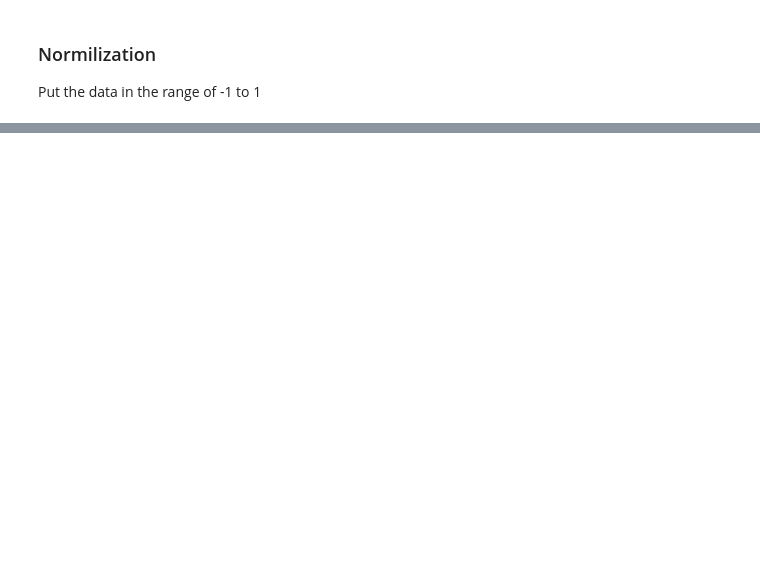
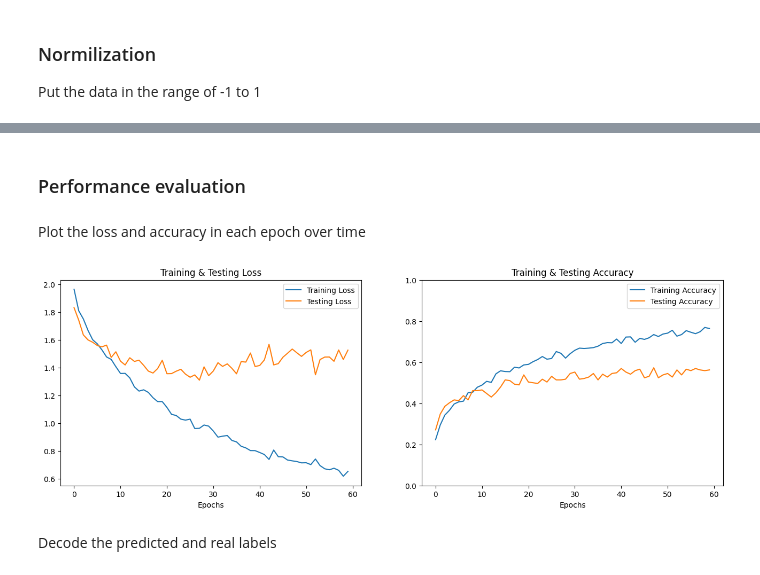
Before and after one commit to IsakLundstrom/D7041E-Mini-Project, a Jupyter notebook: project.ipynb, the cells around one changed output, grey strips where cells are left out. Cells and saved outputs as stored; diff of their text form; code cells hidden in the pictures; blank space fills up the shorter version.

Commit message:
Models done (maybe), started performance eval

```diff
--- a/project.ipynb
+++ b/project.ipynb
@@ -256,0 +224,4 @@ testLoss, testAcc = emotionModel.evaluate(testData, np.array(testEmotionLabel),
+# %%
+encoder = OneHotEncoder()
+encodedGenderLabel = encoder.fit_transform(np.array(shuffledGenderLabel).reshape(-1,1)).toarray()
+encodedEmotionLabel = encoder.fit_transform(np.array(shuffledEmotionLabel).reshape(-1,1)).toarray()
@@ -256,0 +231,12 @@ testLoss, testAcc = emotionModel.evaluate(testData, np.array(testEmotionLabel),
+# %%
+length = len(featureData)
+splitRatio = 0.8
+split = int(length*splitRatio)
+
+trainData = featureData[:split]
+trainGenderLabel = encodedGenderLabel[:split]
+trainEmotionLabel = encodedEmotionLabel[:split]
+
+testData = featureData[split:]
+testGenderLabel = encodedGenderLabel[split:]
+testEmotionLabel = encodedEmotionLabel[split:]
@@ -256,0 +255,23 @@ testLoss, testAcc = emotionModel.evaluate(testData, np.array(testEmotionLabel),
+# %%
+emotionModel = Sequential()
+# emotionModel.add(tf.keras.layers.InputLayer(input_shape=(trainData.shape[1], 1)))
+# emotionModel.add(tf.keras.layers.LSTM(32))
+# emotionModel.add(Flatten())
+# emotionModel.add(Dense(32))
+
+emotionModel.add(Conv1D(128, kernel_size=5, activation='relu', input_shape=(trainData.shape[1], 1)))
+emotionModel.add(MaxPooling1D(pool_size=5, strides = 2))
+# emotionModel.add(Dropout(0.2))
+# emotionModel.add(Conv1D(32, kernel_size=5, activation='relu'))
+# emotionModel.add(MaxPooling1D(pool_size=5, strides = 2))
+emotionModel.add(Dropout(0.2))
+# emotionModel.add(tf.keras.layers.LSTM(32))
+emotionModel.add(Dense(64, activation='relu'))
+emotionModel.add(Flatten())
+emotionModel.add(Dense(32, activation='relu'))
+emotionModel.add(Dropout(0.3))
+emotionModel.add(Dense(8, activation='softmax'))
+
+emotionModel.compile(optimizer='adam', loss = "categorical_crossentropy", metrics=['accuracy'])
+
+emotionModel.summary()
@@ -256,0 +298,3 @@ testLoss, testAcc = emotionModel.evaluate(testData, np.array(testEmotionLabel),
+# %%
+emotionEpochs = 60
+emotionHistory = emotionModel.fit(trainData, trainEmotionLabel, batch_size=32, epochs=emotionEpochs, validation_data=(testData, testEmotionLabel))
@@ -256,0 +319,10 @@ testLoss, testAcc = emotionModel.evaluate(testData, np.array(testEmotionLabel),
+# %% [markdown]
+### Performance evaluation
+# %% [markdown]
+Plot the loss and accuracy in each epoch over time
+# %%
+plotTraningTestLossAcc(emotionHistory, emotionEpochs)
+# %% [output]
+[figure, added]
+# %% [markdown]
+Decode the predicted and real labels
```
Also changed, not shown: parts of 53 cells of this notebook.
